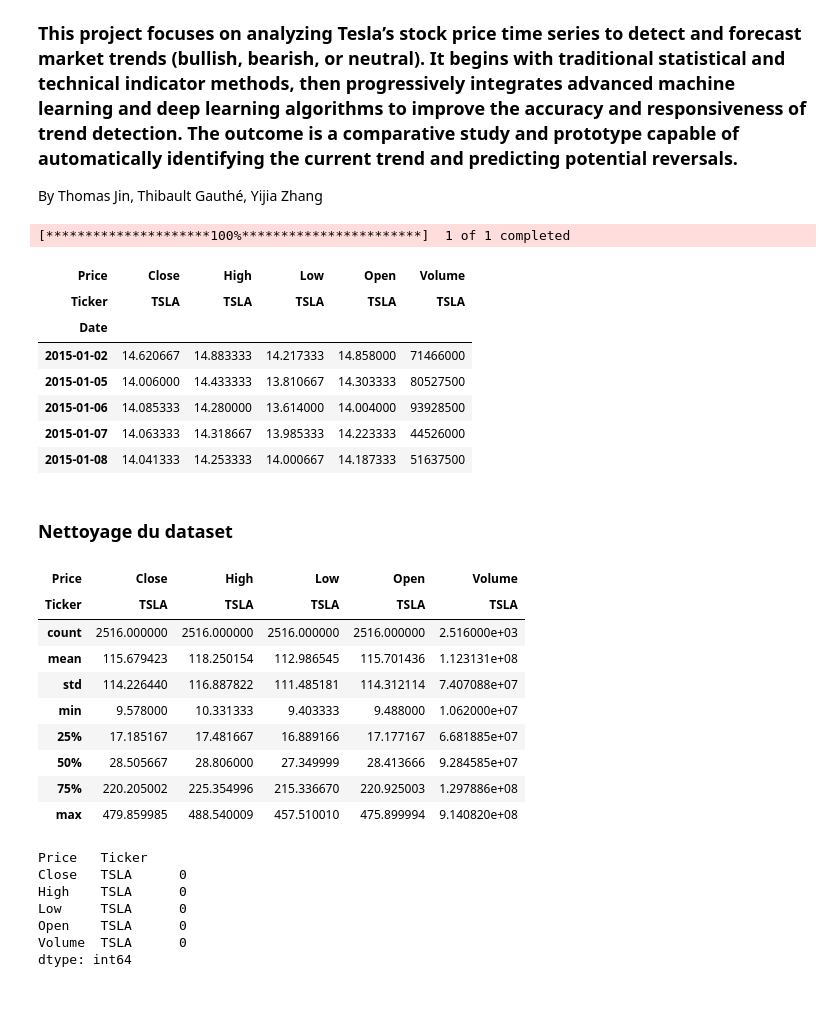
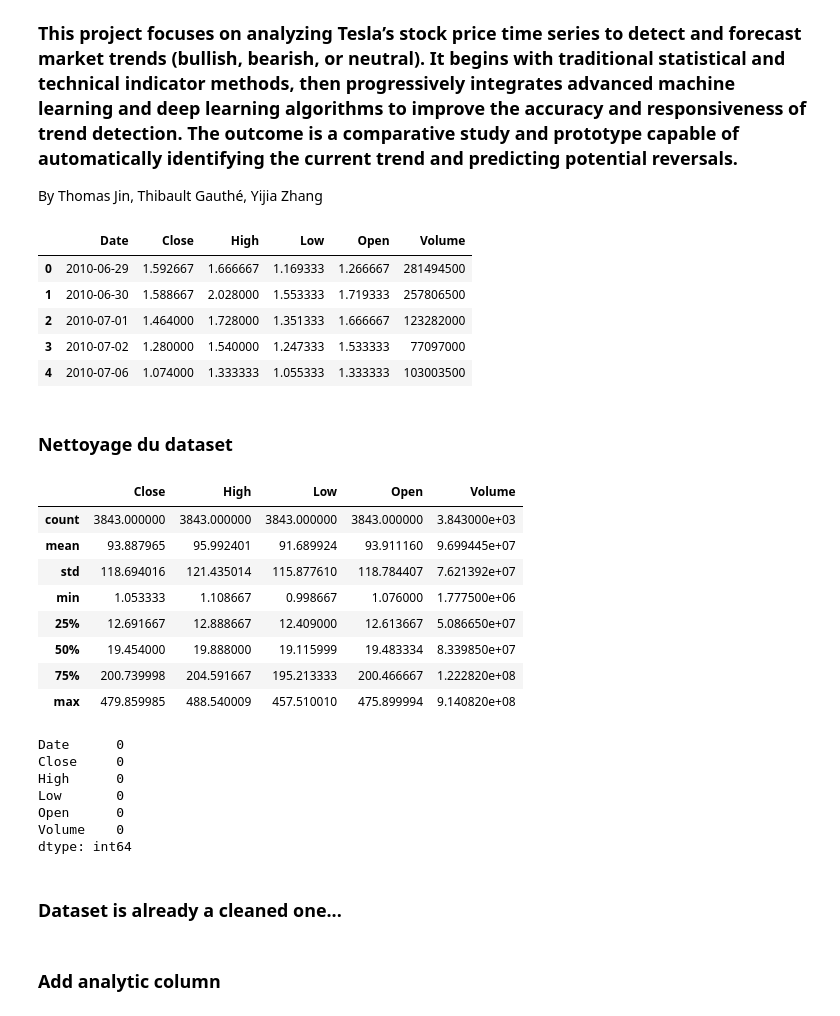
Before and after one commit to Thomasjiin/ML_Project, a Jupyter notebook: Tesla_stock_trend_prediction.ipynb, the cells around one changed output. Saved outputs shown, nothing was run; the diff lists cells and outputs as text; code cells hidden in the pictures.

```diff
--- a/Tesla_stock_trend_prediction.ipynb
+++ b/Tesla_stock_trend_prediction.ipynb
@@ -11,38 +14,38 @@ import ta
 # %%
-data = yf.download("TSLA", start="2015-01-01", end="2025-01-01", interval="1d")
+data = pd.read_csv('Tesla_Stock_Data.csv')
 data.head()
 # %% [output]
-[*********************100%***********************]  1 of 1 completed
-| Price | Close | High | Low | Open | Volume |
-| Ticker | TSLA | TSLA | TSLA | TSLA | TSLA |
-| Date |  |  |  |  |  |
-| 2015-01-02 | 14.620667 | 14.883333 | 14.217333 | 14.858000 | 71466000 |
-| 2015-01-05 | 14.006000 | 14.433333 | 13.810667 | 14.303333 | 80527500 |
-| 2015-01-06 | 14.085333 | 14.280000 | 13.614000 | 14.004000 | 93928500 |
-| 2015-01-07 | 14.063333 | 14.318667 | 13.985333 | 14.223333 | 44526000 |
-| 2015-01-08 | 14.041333 | 14.253333 | 14.000667 | 14.187333 | 51637500 |
+|  | Date | Close | High | Low | Open | Volume |
+| 0 | 2010-06-29 | 1.592667 | 1.666667 | 1.169333 | 1.266667 | 281494500 |
+| 1 | 2010-06-30 | 1.588667 | 2.028000 | 1.553333 | 1.719333 | 257806500 |
+| 2 | 2010-07-01 | 1.464000 | 1.728000 | 1.351333 | 1.666667 | 123282000 |
+| 3 | 2010-07-02 | 1.280000 | 1.540000 | 1.247333 | 1.533333 | 77097000 |
+| 4 | 2010-07-06 | 1.074000 | 1.333333 | 1.055333 | 1.333333 | 103003500 |
 # %% [markdown]
 ### Nettoyage du dataset
 # %%
 data.describe()
 # %% [output]
-| Price | Close | High | Low | Open | Volume |
-| Ticker | TSLA | TSLA | TSLA | TSLA | TSLA |
-| count | 2516.000000 | 2516.000000 | 2516.000000 | 2516.000000 | 2.516000e+03 |
-| mean | 115.679423 | 118.250154 | 112.986545 | 115.701436 | 1.123131e+08 |
-| std | 114.226440 | 116.887822 | 111.485181 | 114.312114 | 7.407088e+07 |
-| min | 9.578000 | 10.331333 | 9.403333 | 9.488000 | 1.062000e+07 |
-| 25% | 17.185167 | 17.481667 | 16.889166 | 17.177167 | 6.681885e+07 |
-| 50% | 28.505667 | 28.806000 | 27.349999 | 28.413666 | 9.284585e+07 |
-| 75% | 220.205002 | 225.354996 | 215.336670 | 220.925003 | 1.297886e+08 |
+|  | Close | High | Low | Open | Volume |
+| count | 3843.000000 | 3843.000000 | 3843.000000 | 3843.000000 | 3.843000e+03 |
+| mean | 93.887965 | 95.992401 | 91.689924 | 93.911160 | 9.699445e+07 |
+| std | 118.694016 | 121.435014 | 115.877610 | 118.784407 | 7.621392e+07 |
+| min | 1.053333 | 1.108667 | 0.998667 | 1.076000 | 1.777500e+06 |
+| 25% | 12.691667 | 12.888667 | 12.409000 | 12.613667 | 5.086650e+07 |
+| 50% | 19.454000 | 19.888000 | 19.115999 | 19.483334 | 8.339850e+07 |
+| 75% | 200.739998 | 204.591667 | 195.213333 | 200.466667 | 1.222820e+08 |
 | max | 479.859985 | 488.540009 | 457.510010 | 475.899994 | 9.140820e+08 |
 # %%
 data.isnull().sum()
 # %% [output]
-Price   Ticker
-Close   TSLA      0
-High    TSLA      0
-Low     TSLA      0
-Open    TSLA      0
-Volume  TSLA      0
+Date      0
+Close     0
+High      0
+Low       0
+Open      0
+Volume    0
 dtype: int64
+# %% [markdown]
+### Dataset is already a cleaned one...
+# %% [markdown]
+### Add analytic column
```
Also changed, not shown: parts of 11 cells of this notebook.
